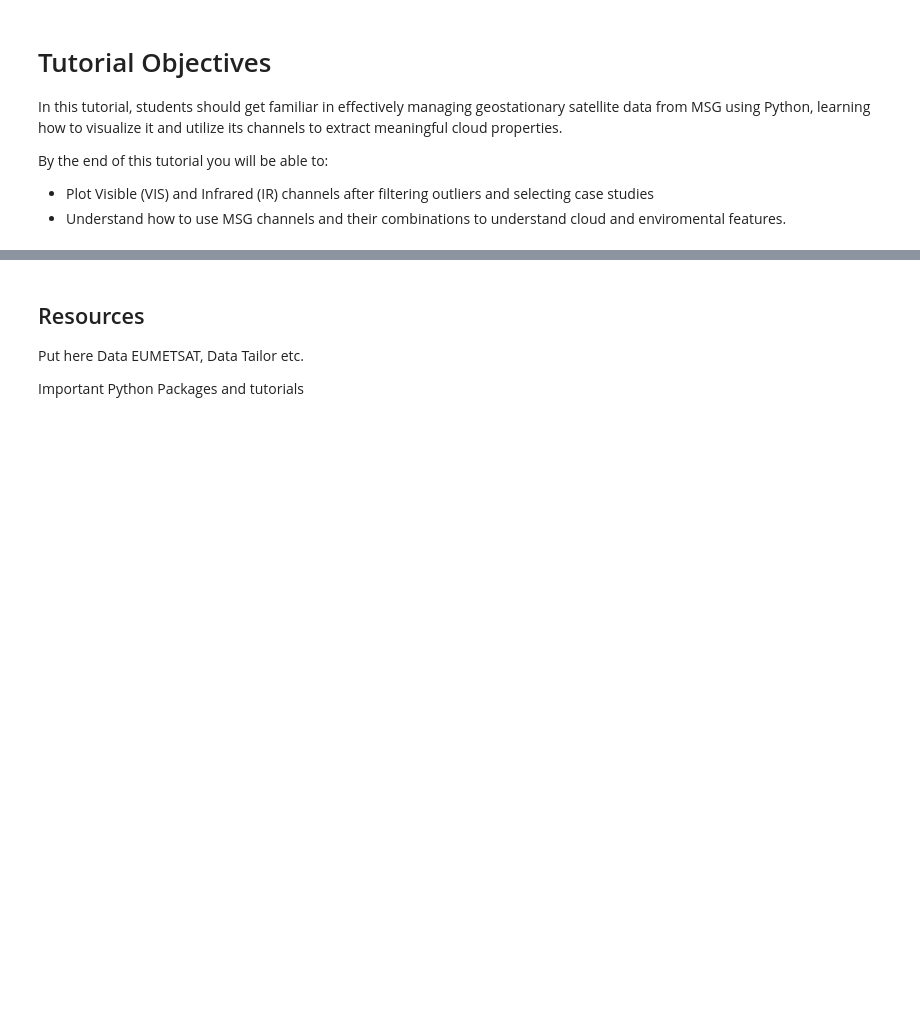
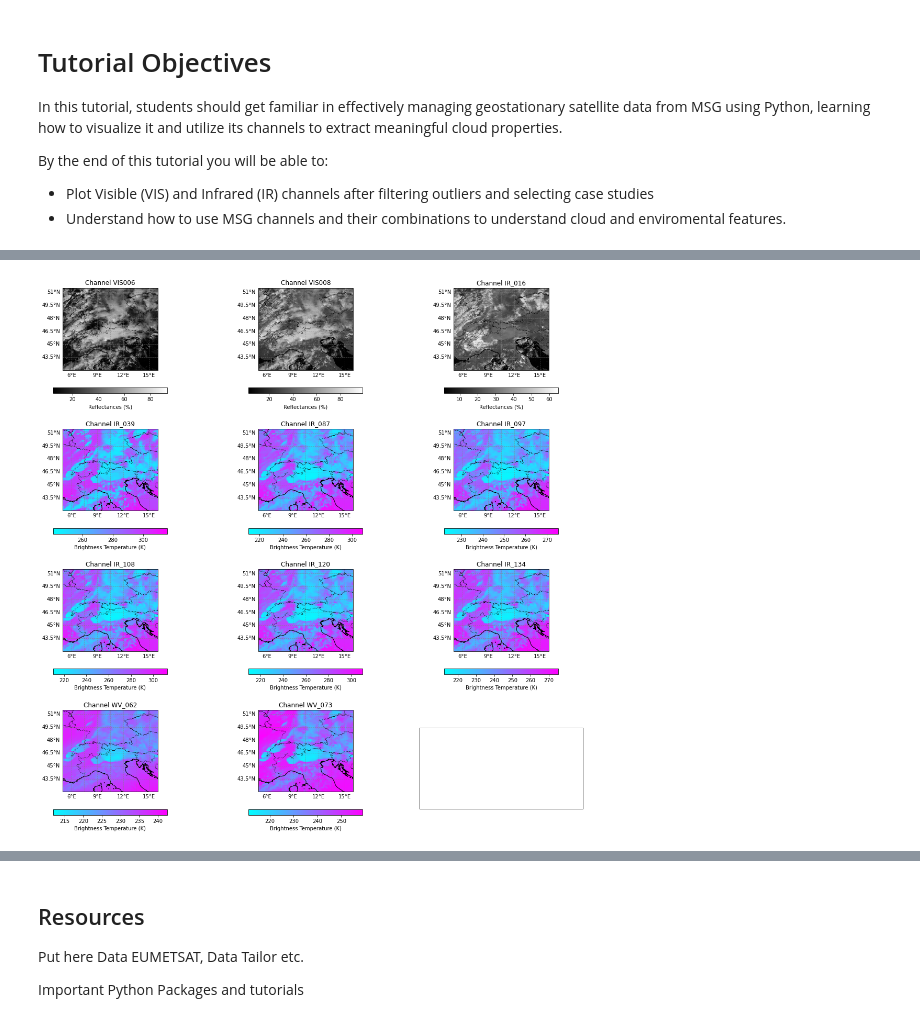
Before and after one commit to EXPATS-IDEAS4S/MSG-SEVIRI, a Jupyter notebook: exercises/trento_ex1.ipynb, the cells around one changed output, grey strips where cells are left out. Saved outputs shown, nothing was run; the diff lists cells and outputs as text; code cells hidden in the pictures; blank space fills up the shorter version.

```diff
--- a/exercises/trento_ex1.ipynb
+++ b/exercises/trento_ex1.ipynb
@@ -47,0 +46,13 @@ len(fnames)
+# %%
+# Define path and filepattern
+filepattern = "MSG*.nc"
+folder_path = "/data/sat/msg/netcdf/noparallax/2023/07/24/" #When available use the parallaxed corrected here
+
+# Get the list of all file paths
+fnames = sorted(glob(folder_path+filepattern))
+len(f'Number of timestamps: {len(fnames)}')
+
+# Open the datasets using xarray, merging along the time dimension
+ds = xr.open_mfdataset(fnames, combine='nested', concat_dim='time', parallel=True)
+
+ds
@@ -47,0 +81,70 @@ len(fnames)
+# %%
+import cartopy.crs as ccrs
+import cartopy.feature as cfeature
+from cartopy.mpl.gridliner import LONGITUDE_FORMATTER, LATITUDE_FORMATTER
+
+channels = ['VIS006', 'VIS008','IR_016', 'IR_039', 'IR_087', 'IR_097', 'IR_108', 'IR_120', 'IR_134', 'WV_062', 'WV_073']
+channels_unit = ['Reflectances (%)','Reflectances (%)','Reflectances (%)', 'Brightness Temperature (K)', 'Brightness Temperature (K)', 'Brightness Temperature (K)', 'Brightness Temperature (K)', 'Brightness Temperature (K)','Brightness Temperature (K)','Brightness Temperature (K)','Brightness Temperature (K)']
+channels_cmaps = ['gray','gray', 'gray', 'cool', 'cool', 'cool', 'cool', 'cool', 'cool', 'cool', 'cool']
+
+extent = lon_min, lon_max, lat_min, lat_max = 5., 16., 42., 51.5
+
+# Select a timestamp
+data_ss = ds.isel(time=50)
+
+def plot_single_map(ds, extent, channel, ax, channel_unit, channel_cmap):
+
+    ch_data = ds[channel]
+
+    # Effettuare il plot dei dati del canale corrente
+    ch_plot = ax.pcolormesh(ch_data['lon'], ch_data['lat'], ch_data.values.squeeze(),
+                                transform=ccrs.PlateCarree(), cmap=channel_cmap, shading='nearest')
+
+    # Aggiungere le linee costiere e i confini dei paesi
+    ax.add_feature(cfeature.COASTLINE)
+    ax.add_feature(cfeature.BORDERS, linestyle=':')
+
+    # Aggiungere una barra dei colori
+    cbar = plt.colorbar(ch_plot, ax=ax, orientation='horizontal', shrink=0.7)
+    cbar.set_label(channel_unit)
+
+    # Impostare i limiti di estensione della mappa automaticamente in base ai dati
+    ax.set_extent(extent)
+
+
+    #set axis thick labels
+    gl = ax.gridlines(crs=ccrs.PlateCarree(), draw_labels=True,
+                    linewidth=0.75, color='gray', alpha=0.6, linestyle='--')
+    gl.top_labels = False
+    gl.right_labels = False
+    gl.xlines = True
+    gl.xformatter = LONGITUDE_FORMATTER
+    gl.yformatter = LATITUDE_FORMATTER
+    gl.xlabel_style = {'size': 10, 'color': 'black'}
+    gl.ylabel_style = {'size': 10, 'color': 'black'}
+
+    # Aggiungere il titolo del subplot
+    ax.set_title(f'Channel {channel}')
+
+
+
+def plot_channels(channels, extent, data_ss, channels_cmaps, channels_unit):
+    num_rows = 4
+    num_cols = 3
+    fig, axs = plt.subplots(num_rows, num_cols, figsize=(15, 15), subplot_kw={'projection': ccrs.PlateCarree()})
+    axs = axs.flatten()
+
+    # Plot each channel
+    for i, channel in enumerate(channels):
+        plot_single_map(data_ss, extent, channel,axs[i],channels_unit[i],channels_cmaps[i])
+
+    # Adjust layout
+    plt.tight_layout()
+    fig.subplots_adjust(hspace=0.2, wspace=0.2)
+
+    # Show plot
+    plt.show()
+
+plot_channels(channels, extent, data_ss, channels_cmaps, channels_unit)
+# %% [output]
+[figure, added]
```
Also changed, not shown: parts of 24 cells of this notebook, 6 other files.
